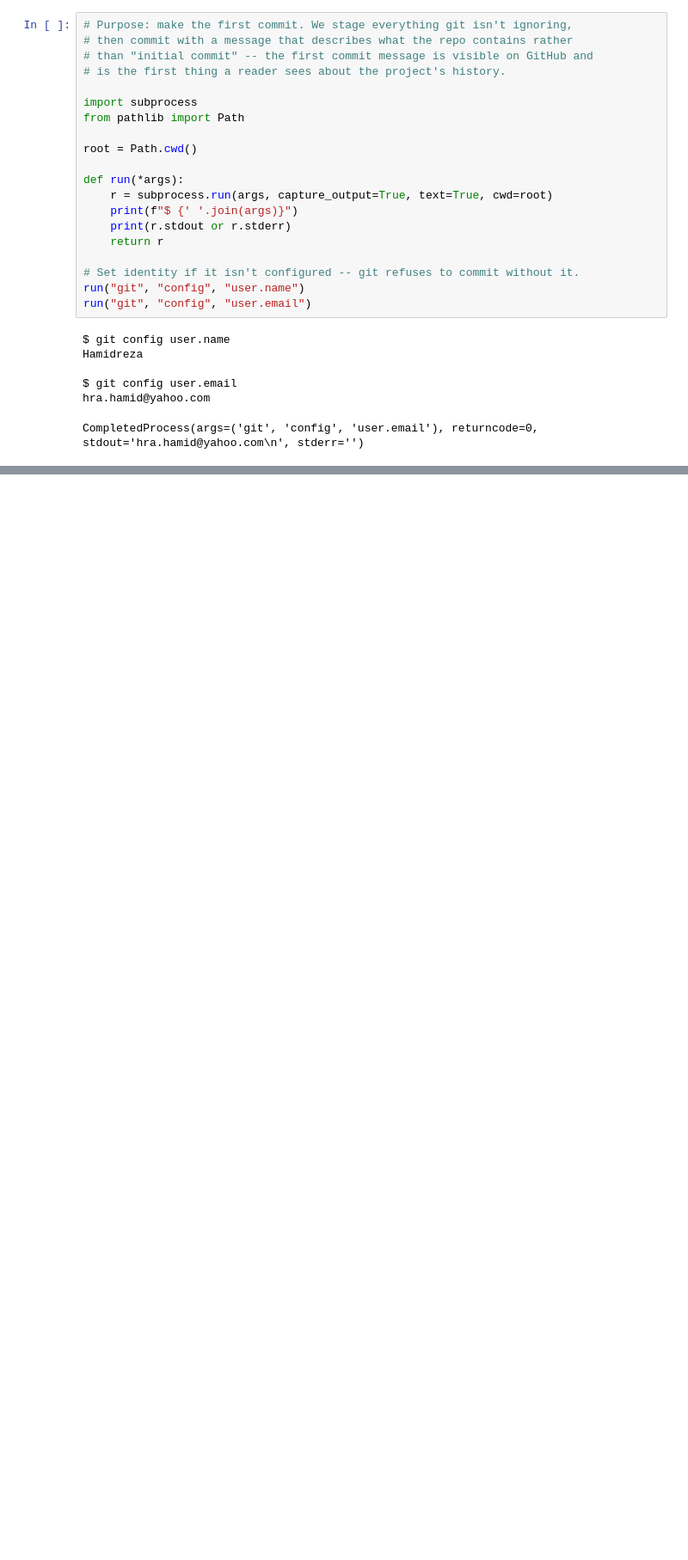
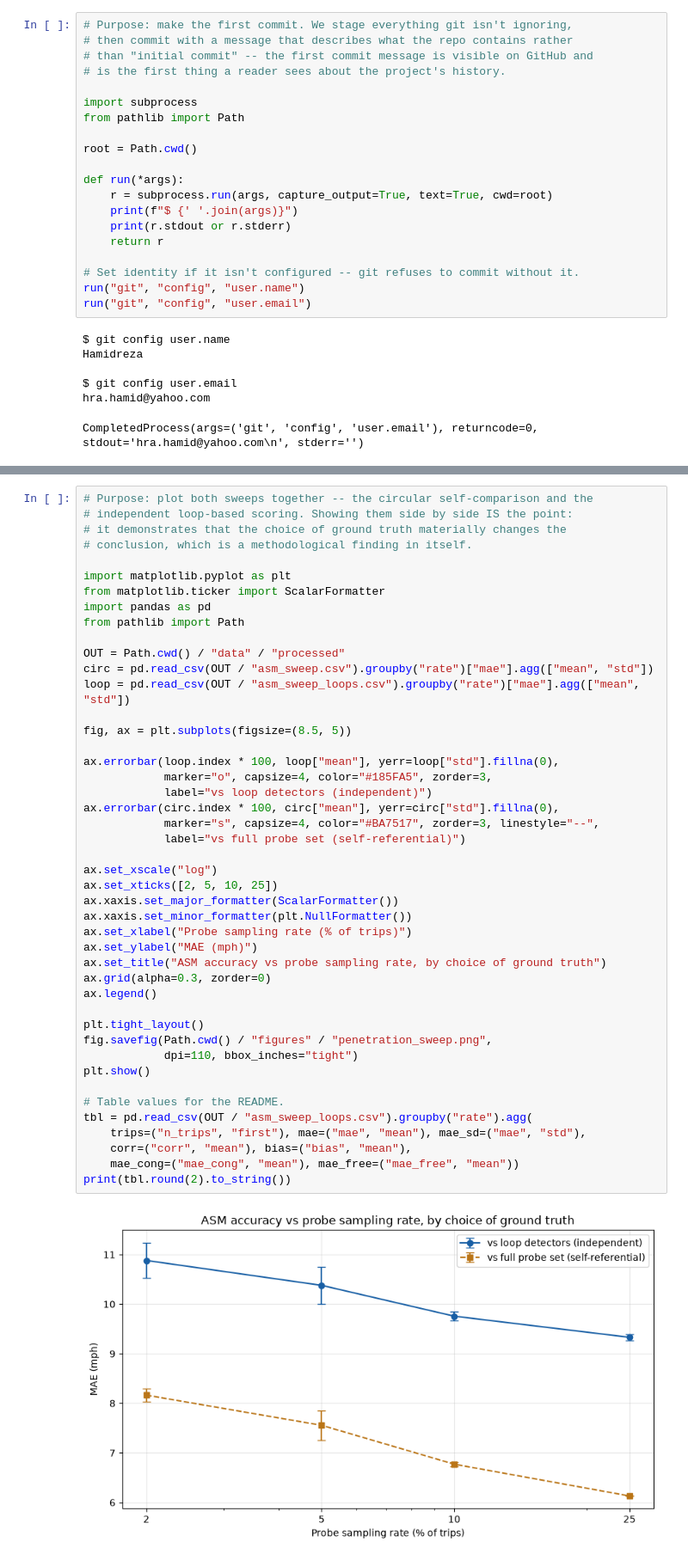
Before and after one commit to HamidrezaAmin/MobileCentury-TSE, a Jupyter notebook: MobileCentury.ipynb, the cells around one changed output, grey strips where cells are left out. Shown at 86% size. Saved outputs shown, nothing was run; the diff lists cells and outputs as text; blank space fills up the shorter version.

```diff
--- a/MobileCentury.ipynb
+++ b/MobileCentury.ipynb
@@ -1901,0 +2106,47 @@ run("git", "log", "--stat", "-1")
+# %%
+# Purpose: plot both sweeps together -- the circular self-comparison and the
+# independent loop-based scoring. Showing them side by side IS the point:
+# it demonstrates that the choice of ground truth materially changes the
+# conclusion, which is a methodological finding in itself.
+
+import matplotlib.pyplot as plt
+from matplotlib.ticker import ScalarFormatter
+import pandas as pd
+from pathlib import Path
+
+OUT = Path.cwd() / "data" / "processed"
+circ = pd.read_csv(OUT / "asm_sweep.csv").groupby("rate")["mae"].agg(["mean", "std"])
+loop = pd.read_csv(OUT / "asm_sweep_loops.csv").groupby("rate")["mae"].agg(["mean", "std"])
+
+fig, ax = plt.subplots(figsize=(8.5, 5))
+
+ax.errorbar(loop.index * 100, loop["mean"], yerr=loop["std"].fillna(0),
+            marker="o", capsize=4, color="#185FA5", zorder=3,
+            label="vs loop detectors (independent)")
+ax.errorbar(circ.index * 100, circ["mean"], yerr=circ["std"].fillna(0),
+            marker="s", capsize=4, color="#BA7517", zorder=3, linestyle="--",
+            label="vs full probe set (self-referential)")
+
+ax.set_xscale("log")
+ax.set_xticks([2, 5, 10, 25])
+ax.xaxis.set_major_formatter(ScalarFormatter())
+ax.xaxis.set_minor_formatter(plt.NullFormatter())
+ax.set_xlabel("Probe sampling rate (% of trips)")
+ax.set_ylabel("MAE (mph)")
+ax.set_title("ASM accuracy vs probe sampling rate, by choice of ground truth")
+ax.grid(alpha=0.3, zorder=0)
+ax.legend()
+
+plt.tight_layout()
+fig.savefig(Path.cwd() / "figures" / "penetration_sweep.png",
+            dpi=110, bbox_inches="tight")
+plt.show()
+
+# Table values for the README.
+tbl = pd.read_csv(OUT / "asm_sweep_loops.csv").groupby("rate").agg(
+    trips=("n_trips", "first"), mae=("mae", "mean"), mae_sd=("mae", "std"),
+    corr=("corr", "mean"), bias=("bias", "mean"),
+    mae_cong=("mae_cong", "mean"), mae_free=("mae_free", "mean"))
+print(tbl.round(2).to_string())
+# %% [output]
+[figure, added]
```
Also changed, not shown: parts of 6 cells of this notebook, 2 other files.
